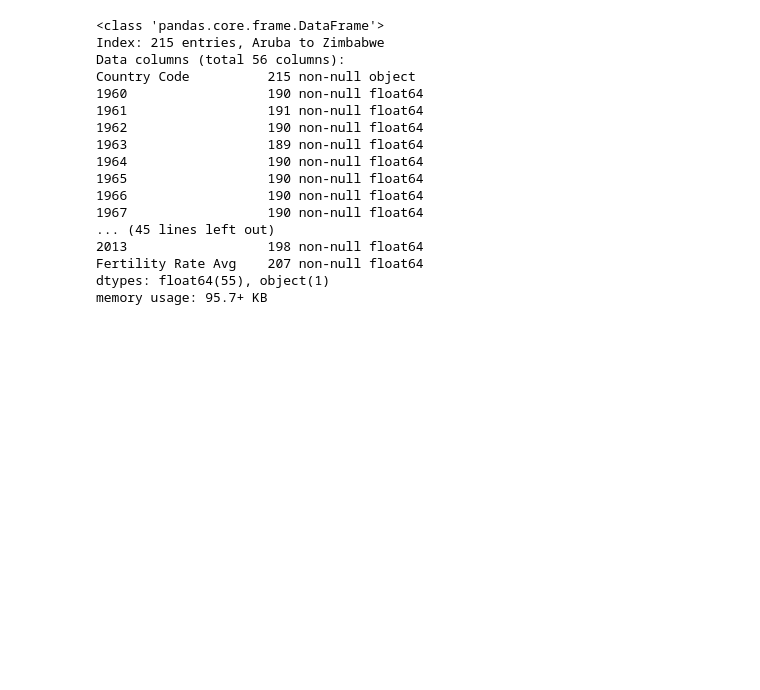
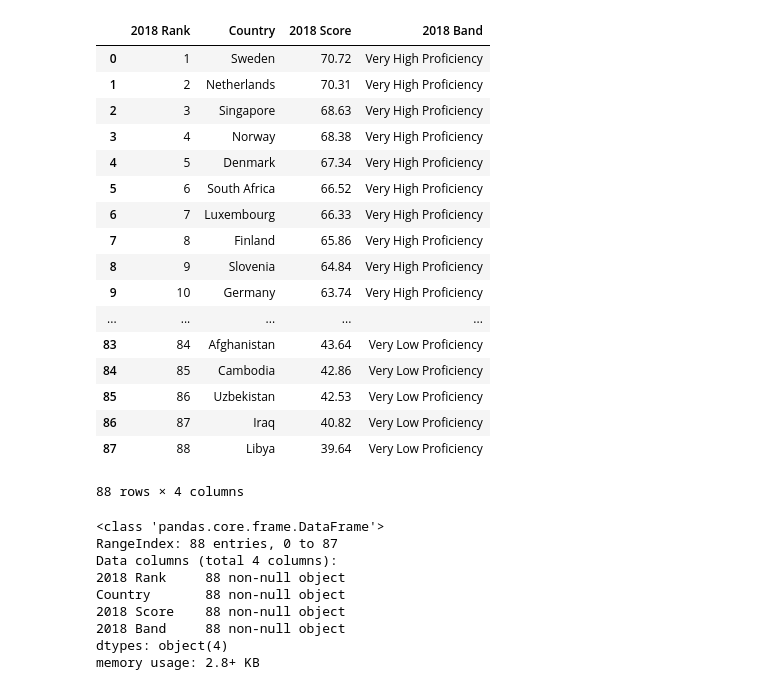
Before and after one commit to AlexEBall/Endangered_Languages_Capstone_Proj_1, a Jupyter notebook: Testing.ipynb, the cells around one changed output. Cells and saved outputs as stored; diff of their text form; code cells hidden in the pictures; blank space fills up the shorter version.

Commit message:
pulling table data from wiki and creating a data frame from it

```diff
--- a/Testing.ipynb
+++ b/Testing.ipynb
@@ -30,0 +46,8 @@ fertility_rate_df.head()
+# %%
+data = []
+table = soup.find('table', attrs={'class':'wikitable sortable'})
+
+header_cols = table.find_all('th')
+header_cols = [ele.text.strip() for ele in header_cols]
+data.append([ele for ele in header_cols if ele])
+data
@@ -30,0 +56,11 @@ fertility_rate_df.head()
+# %%
+table_body = table.find('tbody')
+rows = table_body.find_all('tr')
+
+for row in rows:
+    cols = row.find_all('td')
+    cols = [ele.text.strip() for ele in cols]
+    data.append([ele for ele in cols if ele])
+
+# have to drop the 2nd element because it comes up blank in this table's loop
+del data[1]
@@ -30,0 +87,3 @@ fertility_rate_df.head()
+# %%
+headers = data.pop(0)
+headers
@@ -31,20 +112,35 @@ fertility_rate_df.head()
+# %%
+import pandas as pd
+df = pd.DataFrame(data, columns=headers)
+df
+# %% [output]
+|  | 2018 Rank | Country | 2018 Score | 2018 Band |
+| 0 | 1 | Sweden | 70.72 | Very High Proficiency |
+| 1 | 2 | Netherlands | 70.31 | Very High Proficiency |
+| 2 | 3 | Singapore | 68.63 | Very High Proficiency |
+| 3 | 4 | Norway | 68.38 | Very High Proficiency |
+| 4 | 5 | Denmark | 67.34 | Very High Proficiency |
+| 5 | 6 | South Africa | 66.52 | Very High Proficiency |
+| 6 | 7 | Luxembourg | 66.33 | Very High Proficiency |
+| 7 | 8 | Finland | 65.86 | Very High Proficiency |
+| 8 | 9 | Slovenia | 64.84 | Very High Proficiency |
+| 9 | 10 | Germany | 63.74 | Very High Proficiency |
+| ... | ... | ... | ... | ... |
+| 83 | 84 | Afghanistan | 43.64 | Very Low Proficiency |
+| 84 | 85 | Cambodia | 42.86 | Very Low Proficiency |
+| 85 | 86 | Uzbekistan | 42.53 | Very Low Proficiency |
+| 86 | 87 | Iraq | 40.82 | Very Low Proficiency |
+| 87 | 88 | Libya | 39.64 | Very Low Proficiency |
+88 rows × 4 columns
 # %%
-fertility_rate_df.info()
+df.info()
 # %% [output]
 <class 'pandas.core.frame.DataFrame'>
-Index: 215 entries, Aruba to Zimbabwe
-Data columns (total 56 columns):
-Country Code          215 non-null object
-1960                  190 non-null float64
-1961                  191 non-null float64
-1962                  190 non-null float64
-1963                  189 non-null float64
-1964                  190 non-null float64
-1965                  190 non-null float64
-1966                  190 non-null float64
-1967                  190 non-null float64
-... (45 lines left out)
-2013                  198 non-null float64
-Fertility Rate Avg    207 non-null float64
-dtypes: float64(55), object(1)
-memory usage: 95.7+ KB
+RangeIndex: 88 entries, 0 to 87
+Data columns (total 4 columns):
+2018 Rank     88 non-null object
+Country       88 non-null object
+2018 Score    88 non-null object
+2018 Band     88 non-null object
+dtypes: object(4)
+memory usage: 2.8+ KB
```
Also changed, not shown: parts of 9 cells of this notebook.
